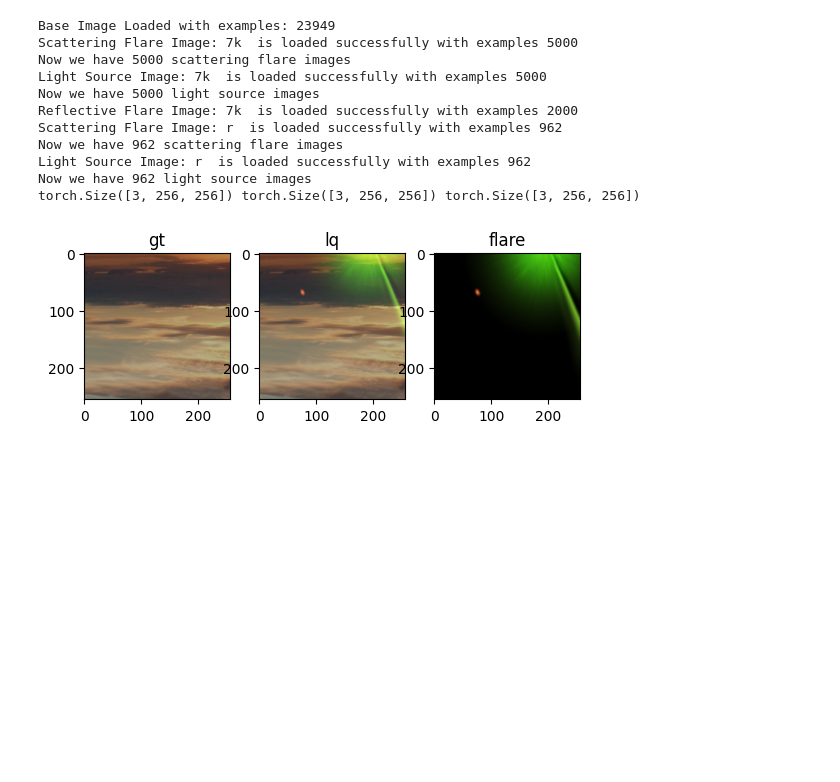
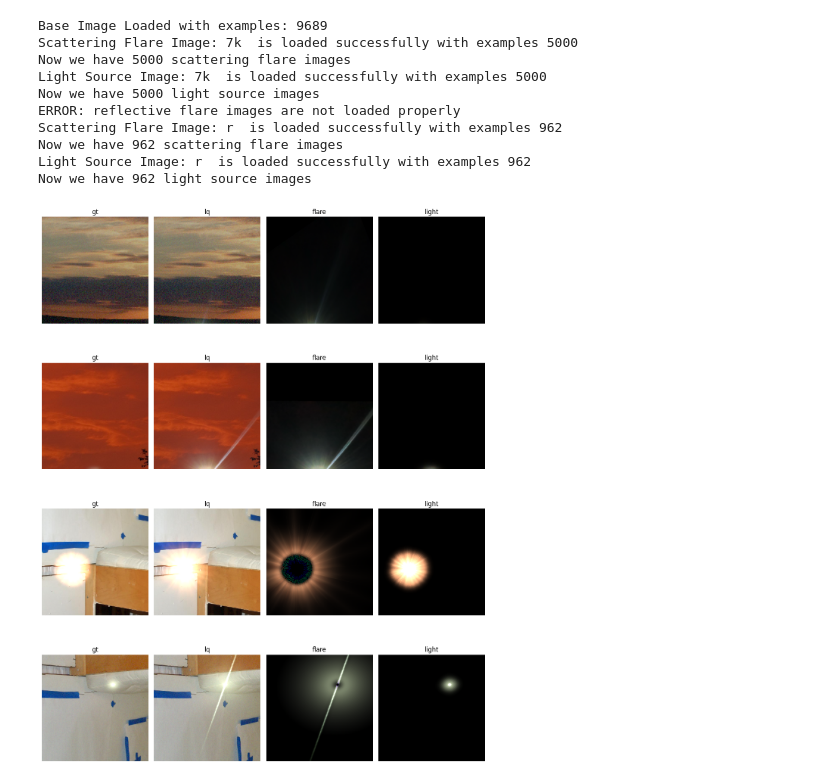
Before and after one commit to zomtractor/myworks, a Jupyter notebook: work2_1/test.ipynb, the cells around one changed output. Cells and saved outputs as stored; diff of their text form; code cells hidden in the pictures; blank space fills up the shorter version.

```diff
--- a/work2_1/test.ipynb
+++ b/work2_1/test.ipynb
@@ -317,42 +1,59 @@ KeyboardInterrupt:
 # %%
 import yaml
 from torch.utils.data import DataLoader
 from data import get_training_data
 with open('config.yaml', 'r') as config:
     opt = yaml.safe_load(config)
     Train = opt['TRAINING']
     OPT = opt['TRAINOPTIM']
     Dataset = opt['DATASET']
     mode = opt['MODEL']['MODE']
 train_dataset = get_training_data(Dataset, Train['TRAIN_PS'])
-gt, lq, flare = train_dataset[0]
-print(gt.shape, lq.shape, flare.shape)
 def tensor2numpy(tensor):
     return tensor.detach().cpu().numpy().transpose(1, 2, 0)
 
 import matplotlib.pyplot as plt
 
-# plot gt, lq and flare in the same line
-plt.subplot(1, 3, 1)
-plt.imshow(tensor2numpy(gt))
-plt.title('gt')
-plt.subplot(1, 3, 2)
-plt.imshow(tensor2numpy(lq))
-plt.title('lq')
-plt.subplot(1, 3, 3)
-plt.imshow(tensor2numpy(flare))
-plt.title('flare')
+plt.figure(figsize=(12,16))
+
+for i in range(4):
+    gt, lq, flare, light = train_dataset[i]
+
+    # 第一列：gt
+    plt.subplot(4, 4, i*4 + 1)
+    plt.imshow(tensor2numpy(gt))
+    plt.title('gt')
+    plt.axis('off')  # 可选：去掉坐标轴
+
+    # 第二列：lq
+    plt.subplot(4, 4, i*4 + 2)
+    plt.imshow(tensor2numpy(lq))
+    plt.title('lq')
+    plt.axis('off')
+
+    # 第三列：flare
+    plt.subplot(4, 4, i*4 + 3)
+    plt.imshow(tensor2numpy(flare))
+    plt.title('flare')
+    plt.axis('off')
+
+    # 第四列：light
+    plt.subplot(4, 4, i*4 + 4)
+    plt.imshow(tensor2numpy(light))
+    plt.title('light')
+    plt.axis('off')
+
+plt.tight_layout()  # 自动调整子图间距
 plt.show()
 # %% [output]
-Base Image Loaded with examples: 23949
+Base Image Loaded with examples: 9689
 Scattering Flare Image: 7k  is loaded successfully with examples 5000
 Now we have 5000 scattering flare images
 Light Source Image: 7k  is loaded successfully with examples 5000
 Now we have 5000 light source images
-Reflective Flare Image: 7k  is loaded successfully with examples 2000
+ERROR: reflective flare images are not loaded properly
 Scattering Flare Image: r  is loaded successfully with examples 962
 Now we have 962 scattering flare images
 Light Source Image: r  is loaded successfully with examples 962
 Now we have 962 light source images
-torch.Size([3, 256, 256]) torch.Size([3, 256, 256]) torch.Size([3, 256, 256])
-[figure, old version]
+[figure, new version]
```
Also changed, not shown: parts of 1 cell of this notebook, 8 other files.
